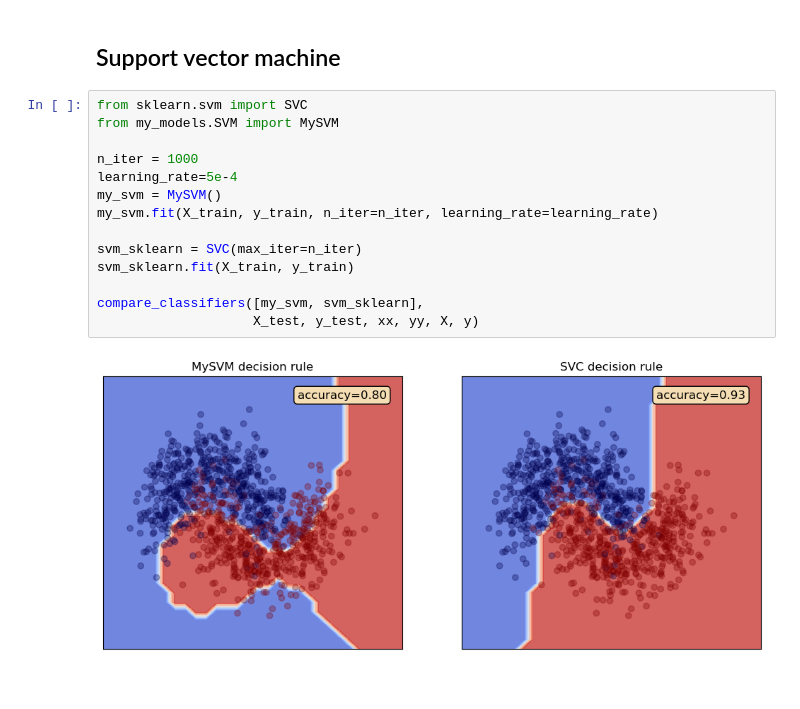
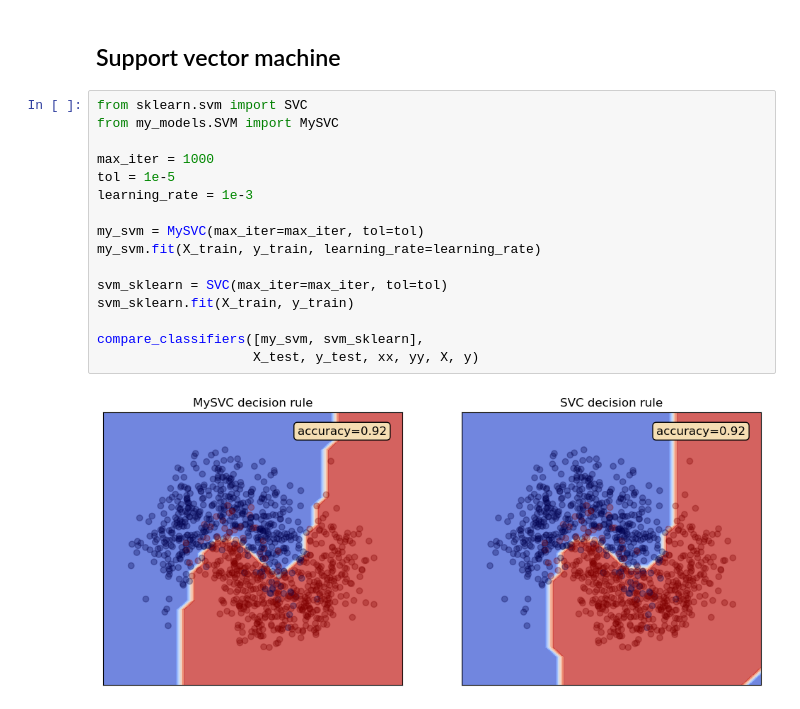
Before and after one commit to iliatarasov/machine-learning-algorithms-from-scratch, a Jupyter notebook: machine learning algorithms from scratch.ipynb, the cells around one changed output. Cells and saved outputs as stored; diff of their text form.

```diff
--- a/machine learning algorithms from scratch.ipynb
+++ b/machine learning algorithms from scratch.ipynb
@@ -120,17 +120,19 @@ compare_classifiers([my_gradient_boost, gradient_boost_sklearn],
 ## Support vector machine
 # %%
 from sklearn.svm import SVC
-from my_models.SVM import MySVM
+from my_models.SVM import MySVC
 
-n_iter = 1000
-learning_rate=5e-4
-my_svm = MySVM()
-my_svm.fit(X_train, y_train, n_iter=n_iter, learning_rate=learning_rate)
+max_iter = 1000
+tol = 1e-5
+learning_rate = 1e-3
 
-svm_sklearn = SVC(max_iter=n_iter)
+my_svm = MySVC(max_iter=max_iter, tol=tol)
+my_svm.fit(X_train, y_train, learning_rate=learning_rate)
+
+svm_sklearn = SVC(max_iter=max_iter, tol=tol)
 svm_sklearn.fit(X_train, y_train)
 
 compare_classifiers([my_svm, svm_sklearn],
                     X_test, y_test, xx, yy, X, y)
 # %% [output]
-[figure, old version]
+[figure, new version]
```
Also changed, not shown: parts of 7 cells of this notebook.
